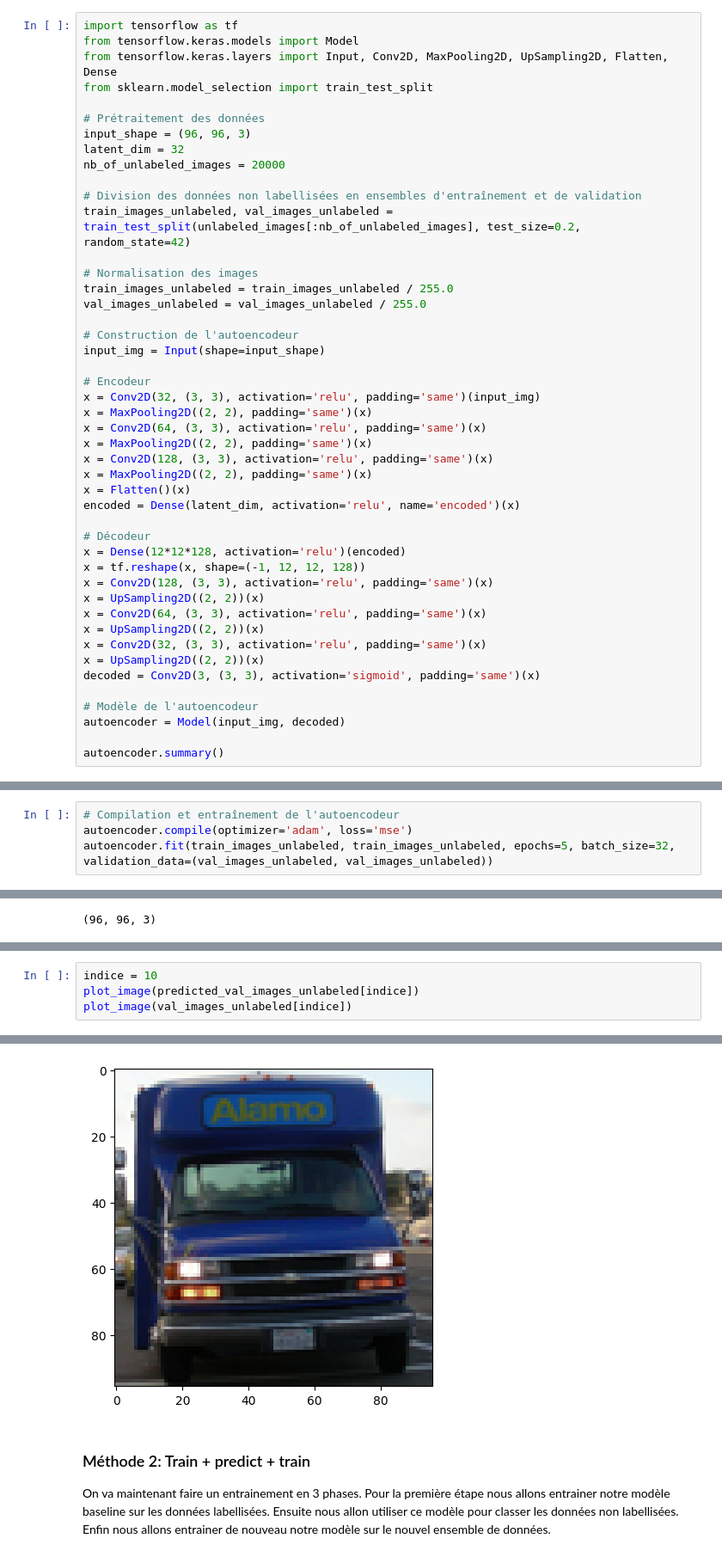
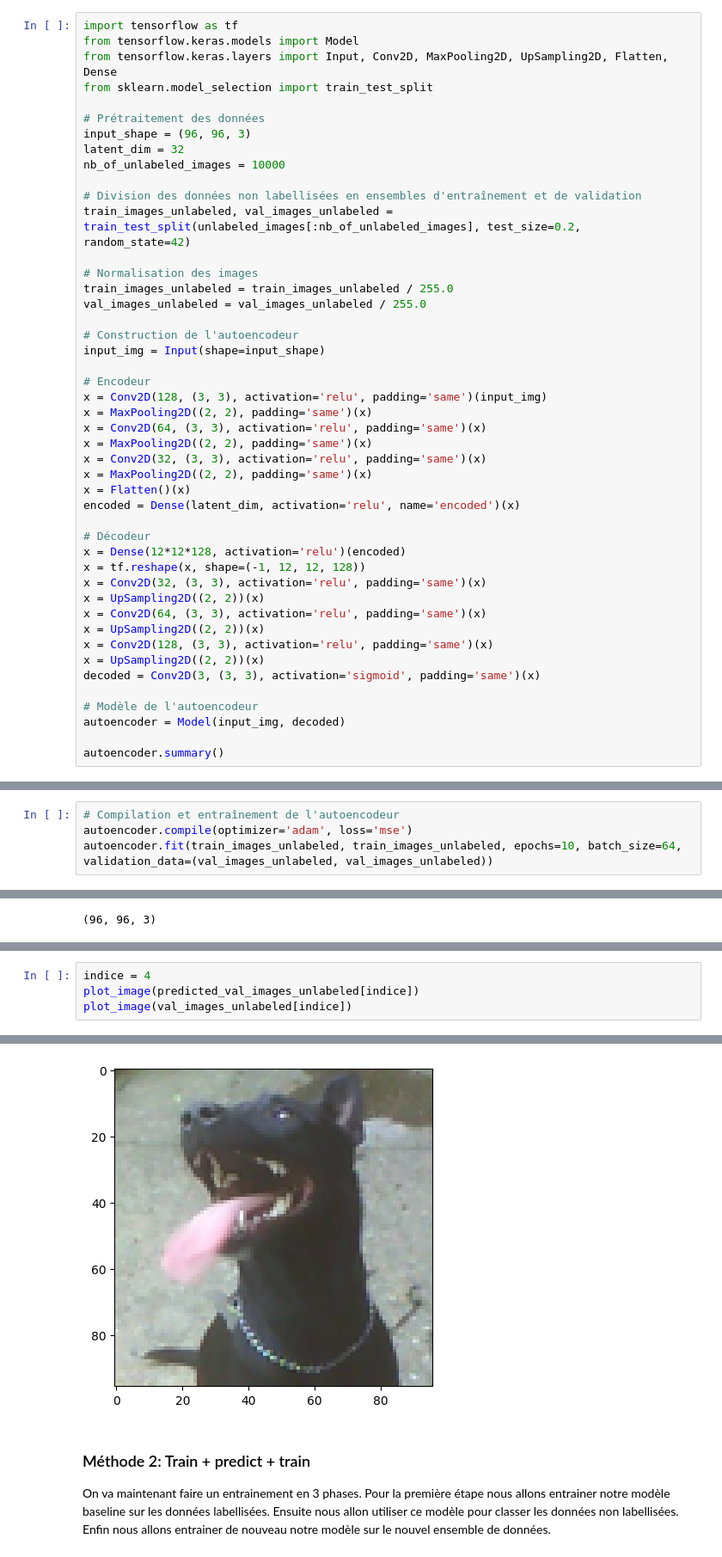
Before and after one commit to ramamo17/ComputerVisionIASD, a Jupyter notebook: Projet_Deep_Learning_pour_les_images.ipynb, the cells around one changed output, grey strips where cells are left out. Shown at 86% size. Saved outputs shown, nothing was run; the diff lists cells and outputs as text.

```diff
--- a/Projet_Deep_Learning_pour_les_images.ipynb
+++ b/Projet_Deep_Learning_pour_les_images.ipynb
@@ -596,7 +596,7 @@ from sklearn.model_selection import train_test_split
 # Prétraitement des données
 input_shape = (96, 96, 3)
 latent_dim = 32
-nb_of_unlabeled_images = 20000
+nb_of_unlabeled_images = 10000
 
 # Division des données non labellisées en ensembles d'entraînement et de validation
 train_images_unlabeled, val_images_unlabeled = train_test_split(unlabeled_images[:nb_of_unlabeled_images], test_size=0.2, random_state=42)
@@ -609,11 +609,11 @@ val_images_unlabeled = val_images_unlabeled / 255.0
 input_img = Input(shape=input_shape)
 
 # Encodeur
-x = Conv2D(32, (3, 3), activation='relu', padding='same')(input_img)
+x = Conv2D(128, (3, 3), activation='relu', padding='same')(input_img)
 x = MaxPooling2D((2, 2), padding='same')(x)
 x = Conv2D(64, (3, 3), activation='relu', padding='same')(x)
 x = MaxPooling2D((2, 2), padding='same')(x)
-x = Conv2D(128, (3, 3), activation='relu', padding='same')(x)
+x = Conv2D(32, (3, 3), activation='relu', padding='same')(x)
 x = MaxPooling2D((2, 2), padding='same')(x)
 x = Flatten()(x)
 encoded = Dense(latent_dim, activation='relu', name='encoded')(x)
@@ -621,11 +621,11 @@ encoded = Dense(latent_dim, activation='relu', name='encoded')(x)
 # Décodeur
 x = Dense(12*12*128, activation='relu')(encoded)
 x = tf.reshape(x, shape=(-1, 12, 12, 128))
-x = Conv2D(128, (3, 3), activation='relu', padding='same')(x)
+x = Conv2D(32, (3, 3), activation='relu', padding='same')(x)
 x = UpSampling2D((2, 2))(x)
 x = Conv2D(64, (3, 3), activation='relu', padding='same')(x)
 x = UpSampling2D((2, 2))(x)
-x = Conv2D(32, (3, 3), activation='relu', padding='same')(x)
+x = Conv2D(128, (3, 3), activation='relu', padding='same')(x)
 x = UpSampling2D((2, 2))(x)
 decoded = Conv2D(3, (3, 3), activation='sigmoid', padding='same')(x)
 
@@ -654,5 +654,5 @@ _________________________________________________________________
 # %%
 # Compilation et entraînement de l'autoencodeur
 autoencoder.compile(optimizer='adam', loss='mse')
-autoencoder.fit(train_images_unlabeled, train_images_unlabeled, epochs=5, batch_size=32, validation_data=(val_images_unlabeled, val_images_unlabeled))
+autoencoder.fit(train_images_unlabeled, train_images_unlabeled, epochs=10, batch_size=64, validation_data=(val_images_unlabeled, val_images_unlabeled))
 # %% [output]
@@ -758,5 +768,5 @@ predicted_val_images_unlabeled = autoencoder.predict(val_images_unlabeled)
 # %%
-indice = 10
+indice = 4
 plot_image(predicted_val_images_unlabeled[indice])
 plot_image(val_images_unlabeled[indice])
 # %% [output]
@@ -764,4 +774,4 @@ plot_image(val_images_unlabeled[indice])
-[figure, old version]
+[figure, new version]
 # %% [markdown]
 ### Méthode 2: Train + predict + train
 On va maintenant faire un entrainement en 3 phases. Pour la première étape nous allons entrainer notre modèle baseline sur les données labellisées. Ensuite nous allon utiliser ce modèle pour classer les données non labellisées. Enfin nous allons entrainer de nouveau notre modèle sur le nouvel ensemble de données.
```
Also changed, not shown: parts of 5 cells of this notebook.
